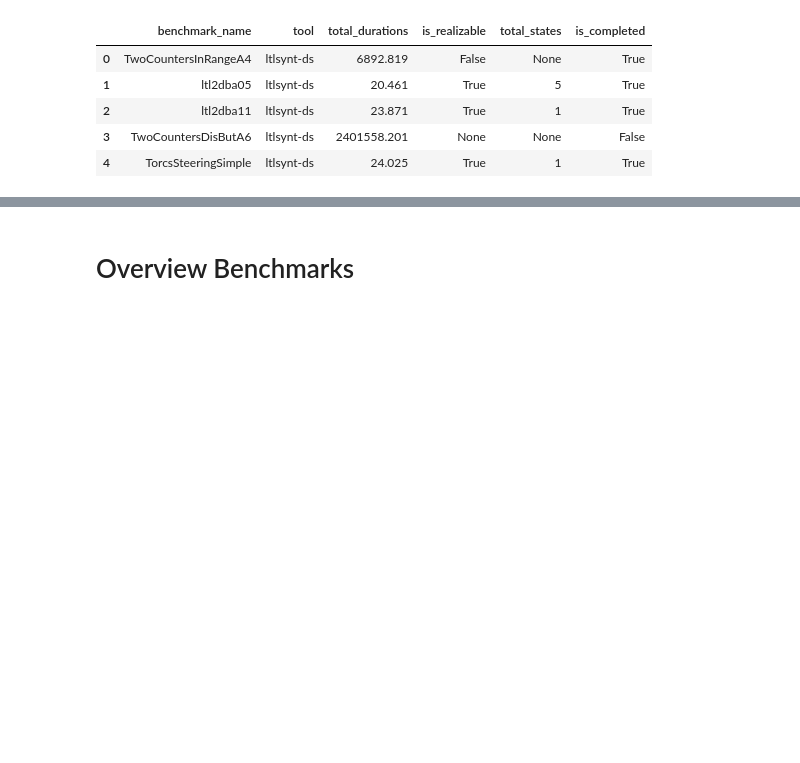
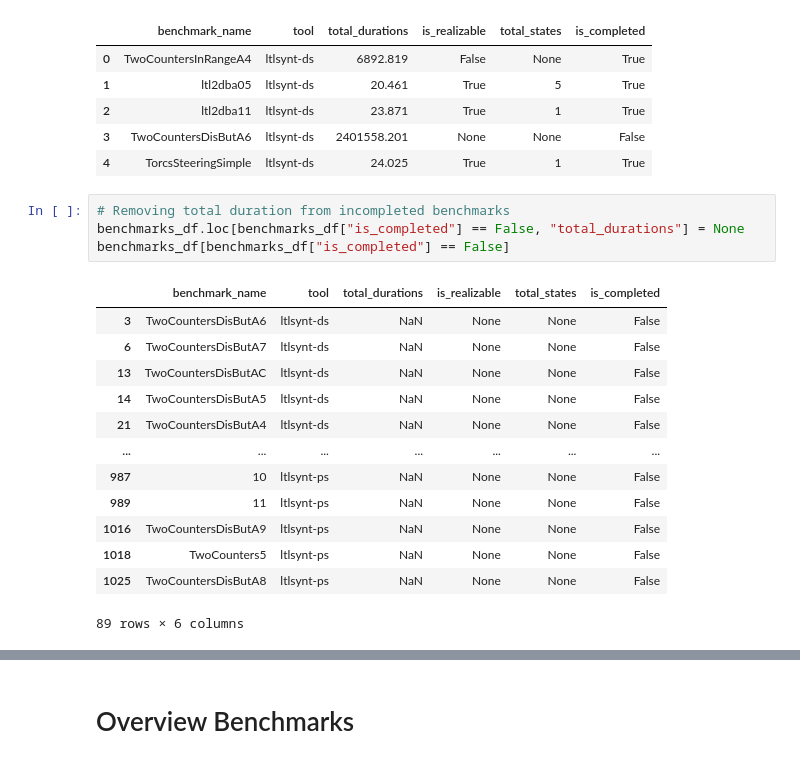
Before and after one commit to eliyaoo32/reactive-synthesis-bfss, a Jupyter notebook: notebooks/synthesis_experiements.ipynb, the cells around one changed output, grey strips where cells are left out. Cells and saved outputs as stored; diff of their text form; blank space fills up the shorter version.

```diff
--- a/notebooks/synthesis_experiements.ipynb
+++ b/notebooks/synthesis_experiements.ipynb
@@ -61,3 +69,21 @@ benchmarks_df.head()
 | 2 | ltl2dba11 | ltlsynt-ds | 23.871 | True | 1 | True |
 | 3 | TwoCountersDisButA6 | ltlsynt-ds | 2401558.201 | None | None | False |
 | 4 | TorcsSteeringSimple | ltlsynt-ds | 24.025 | True | 1 | True |
+# %%
+# Removing total duration from incompleted benchmarks
+benchmarks_df.loc[benchmarks_df["is_completed"] == False, "total_durations"] = None
+benchmarks_df[benchmarks_df["is_completed"] == False]
+# %% [output]
+|  | benchmark_name | tool | total_durations | is_realizable | total_states | is_completed |
+| 3 | TwoCountersDisButA6 | ltlsynt-ds | NaN | None | None | False |
+| 6 | TwoCountersDisButA7 | ltlsynt-ds | NaN | None | None | False |
+| 13 | TwoCountersDisButAC | ltlsynt-ds | NaN | None | None | False |
+| 14 | TwoCountersDisButA5 | ltlsynt-ds | NaN | None | None | False |
+| 21 | TwoCountersDisButA4 | ltlsynt-ds | NaN | None | None | False |
+| ... | ... | ... | ... | ... | ... | ... |
+| 987 | 10 | ltlsynt-ps | NaN | None | None | False |
+| 989 | 11 | ltlsynt-ps | NaN | None | None | False |
+| 1016 | TwoCountersDisButA9 | ltlsynt-ps | NaN | None | None | False |
+| 1018 | TwoCounters5 | ltlsynt-ps | NaN | None | None | False |
+| 1025 | TwoCountersDisButA8 | ltlsynt-ps | NaN | None | None | False |
+89 rows × 6 columns
```
Also changed, not shown: parts of 10 cells of this notebook, 4 other files.
